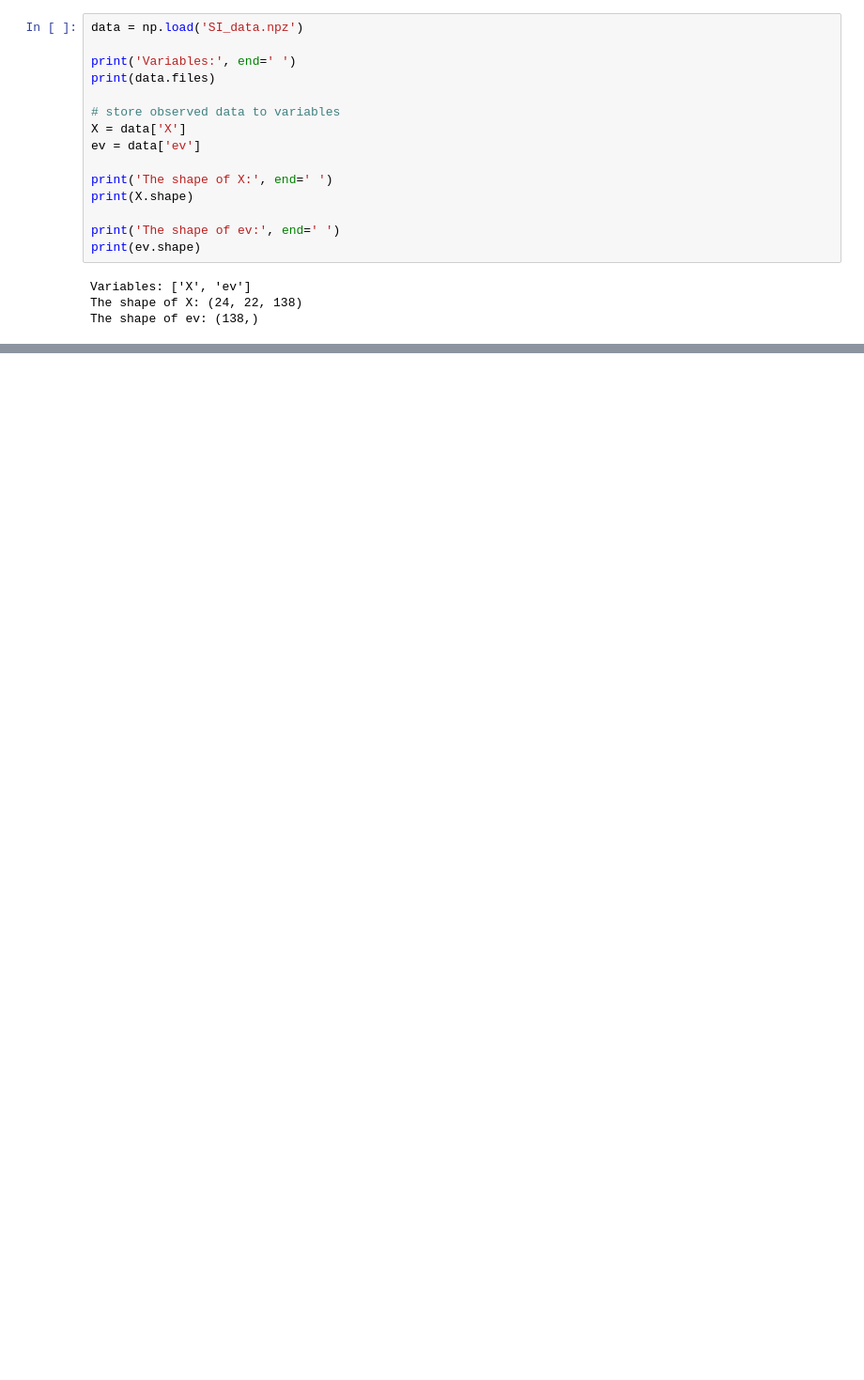
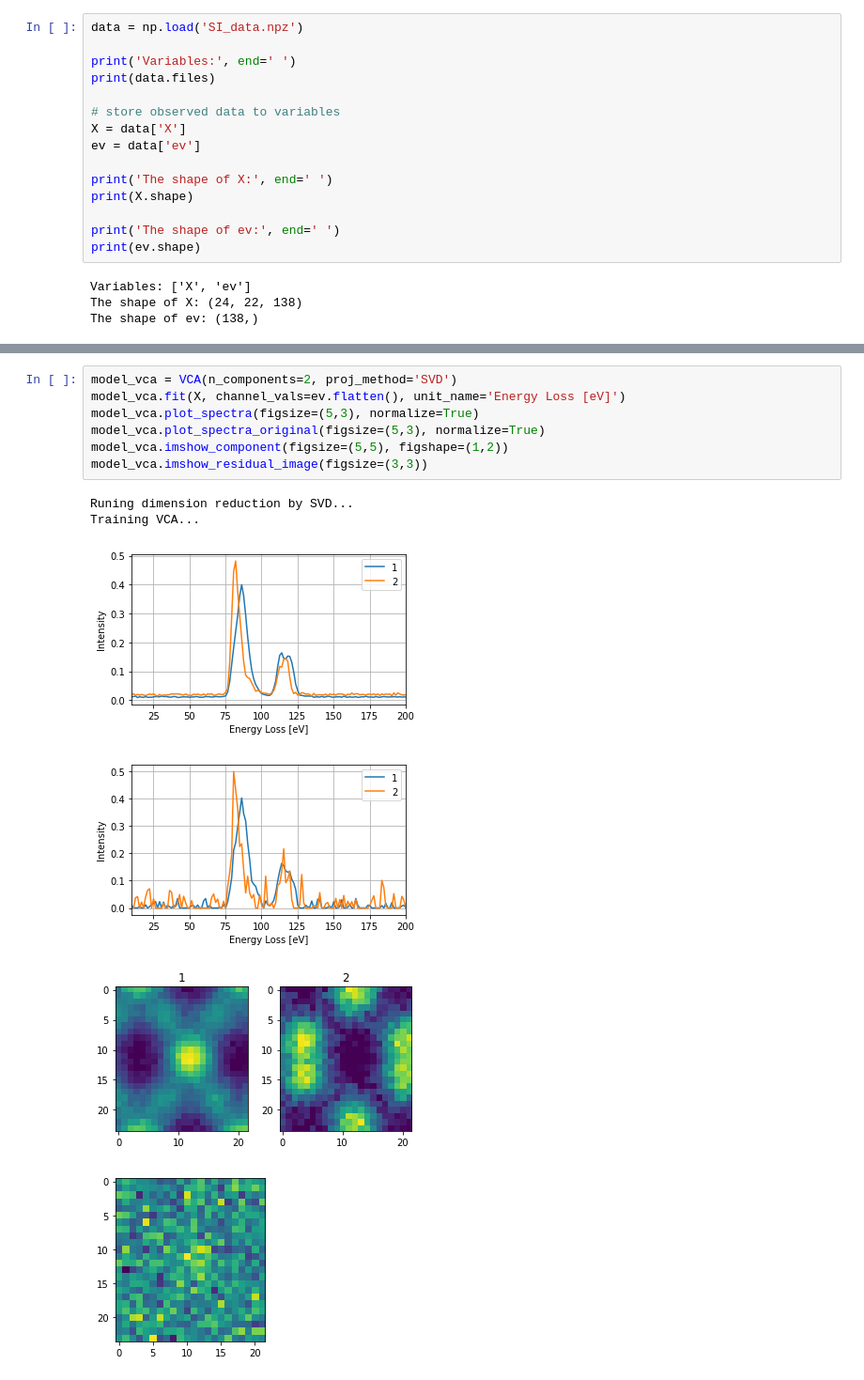
Before and after one commit to MotokiShiga/malspy, a Jupyter notebook: example/demo.ipynb, the cells around one changed output, grey strips where cells are left out. Shown at 94% size. Saved outputs shown, nothing was run; the diff lists cells and outputs as text; blank space fills up the shorter version.

```diff
--- a/example/demo.ipynb
+++ b/example/demo.ipynb
@@ -166,0 +128,14 @@ Training NMF with ARD and Soft Orthogonal constraint....
+# %%
+model_vca = VCA(n_components=2, proj_method='SVD')
+model_vca.fit(X, channel_vals=ev.flatten(), unit_name='Energy Loss [eV]')
+model_vca.plot_spectra(figsize=(5,3), normalize=True)
+model_vca.plot_spectra_original(figsize=(5,3), normalize=True)
+model_vca.imshow_component(figsize=(5,5), figshape=(1,2))
+model_vca.imshow_residual_image(figsize=(3,3))
+# %% [output]
+Runing dimension reduction by SVD...
+Training VCA...
+[figure, added]
+[figure, added]
+[figure, added]
+[figure, added]
```
Also changed, not shown: parts of 37 cells of this notebook, 10 other files.
